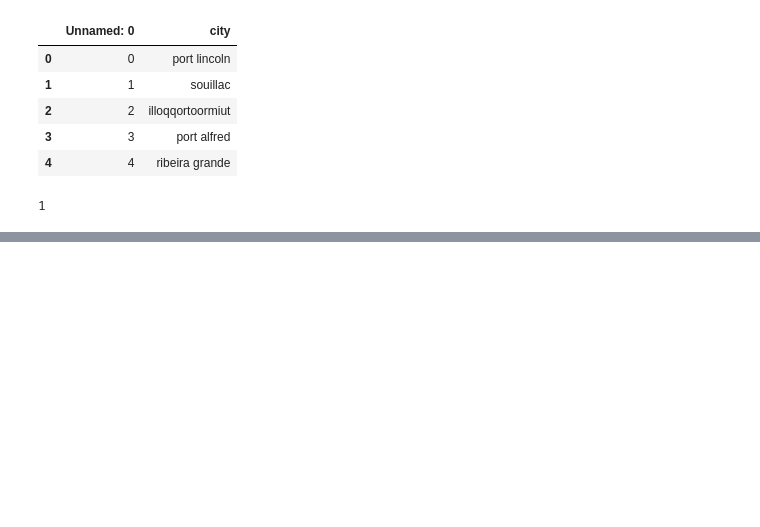
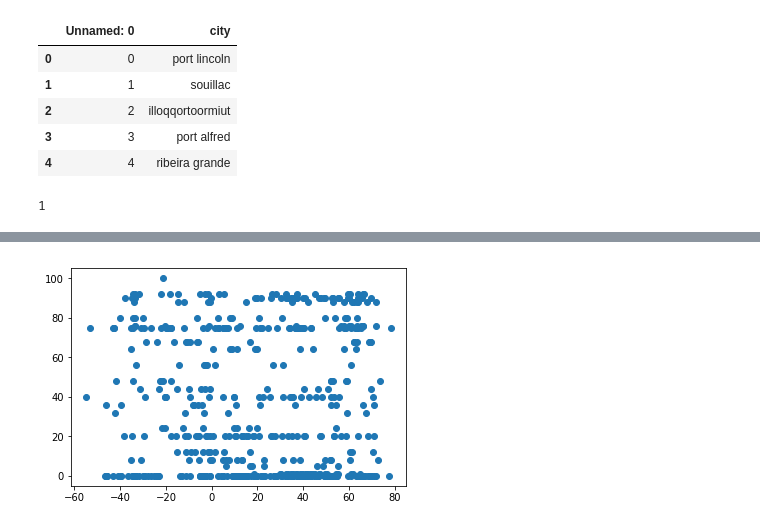
Before and after one commit to elsaschieffelin/HW6-Python-APIs, a Jupyter notebook: main.py.ipynb, the cells around one changed output, grey strips where cells are left out. Cells and saved outputs as stored; diff of their text form; code cells hidden in the pictures; blank space fills up the shorter version.

```diff
--- a/main.py.ipynb
+++ b/main.py.ipynb
@@ -181,0 +225,5 @@ for index, row in cities_df.iterrows():
+# %%
+plt.scatter(lat_axis,cloud_axis)
+plt.show()
+# %% [output]
+[figure, added]
```
Also changed, not shown: parts of 9 cells of this notebook.
